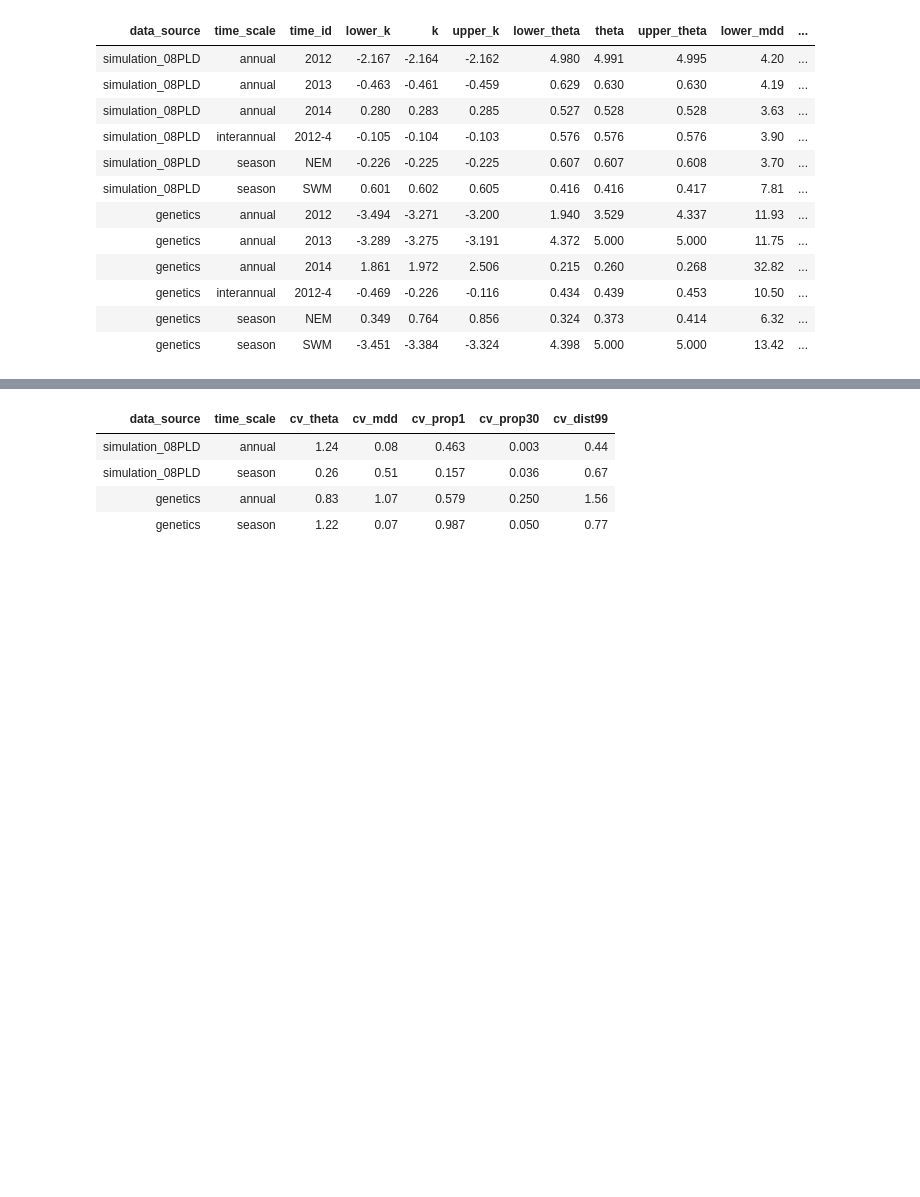
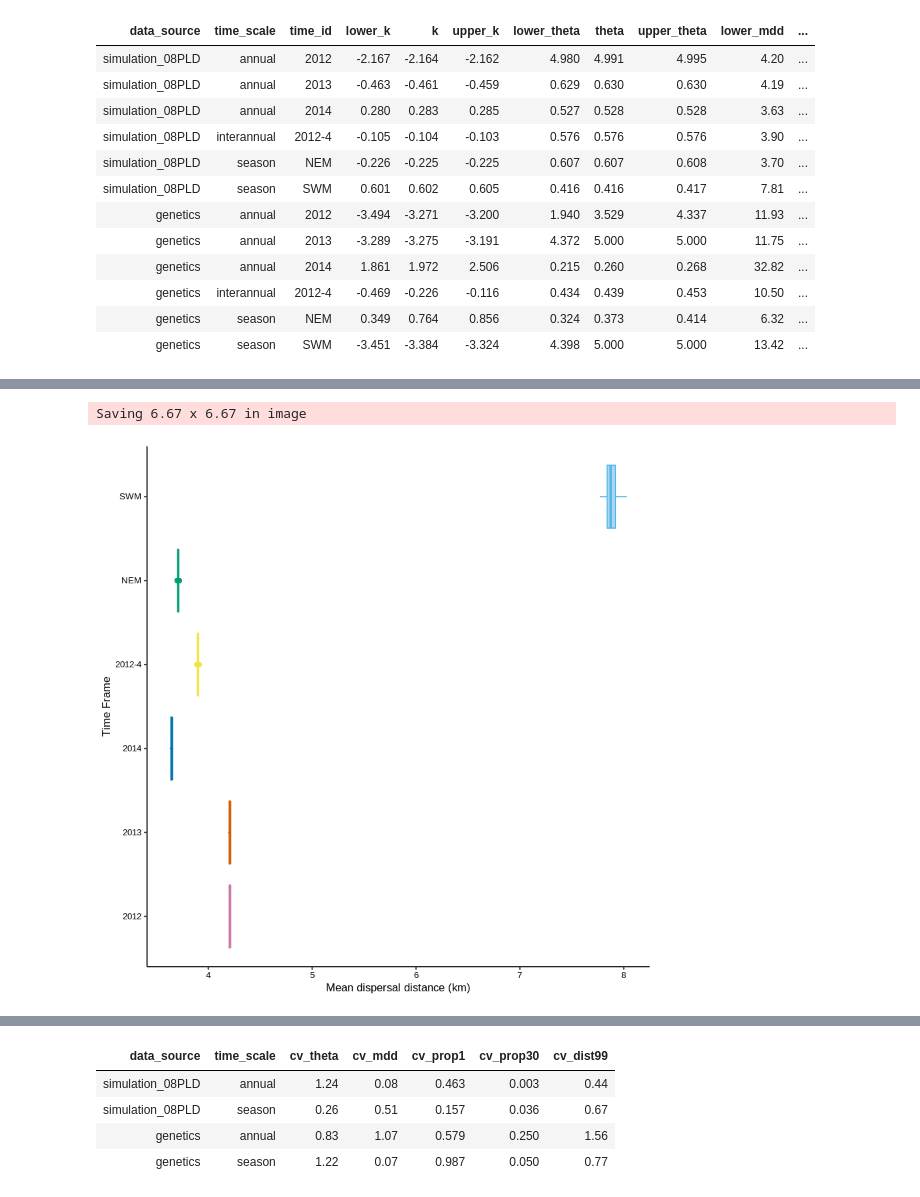
Before and after one commit to pinskylab/CamotesROMS, a Jupyter notebook: notebooks/process_ROMS_kernels.ipynb, the cells around one changed output, grey strips where cells are left out. Cells and saved outputs as stored; diff of their text form; code cells hidden in the pictures; blank space fills up the shorter version.

```diff
--- a/notebooks/process_ROMS_kernels.ipynb
+++ b/notebooks/process_ROMS_kernels.ipynb
@@ -402,0 +428,33 @@ KernelFittingSummary
+# %%
+#panel plot of the metrics of interest
+cbbPalette <- c("#000000", "#E69F00", "#56B4E9", "#009E73", "#F0E442", "#0072B2", "#D55E00", "#CC79A7")
+cbbPalette_rev <- rev(cbbPalette)
+GenPlusSimKernels95CISamp$time_id <- factor(GenPlusSimKernels95CISamp$time_id, levels=c("2012", "2013", "2014", "2012-4", "NEM", "SWM"))
+
+mdd_box <- ggplot() +
+    geom_boxplot(data=GenPlusSimKernels95CISamp[data_source=="simulation_08PLD"], aes(x=time_id, y=mdd, color=time_id, fill=time_id), alpha=0.5) +
+    #geom_point(data=KernelFittingSummary, aes(x=time_id, y=mdd), fill="black",color="darkgray", shape=21) +
+    coord_flip() +
+    #scale_x_continuous(limits = c(0, 100), expand=c(0,0)) +
+    #scale_y_continuous(limits = c(0, 83), expand = c(0,0))+
+    theme(panel.grid.major = element_blank(),
+    plot.margin=unit(c(0.2,0.2,0.2,0.2),"cm"),
+    panel.grid.minor = element_blank(),
+    panel.background = element_blank(), #,
+    axis.line = element_line(colour = "black")) +
+    xlab("Time Frame") +
+    ylab("Mean dispersal distance (km)") +
+    theme(axis.text.x = element_text(size=8, color="black", family="Helvetica"),#15 for publication, 20 for presentation #element_text(size=15, color="black", family="Helvetica"),
+    axis.text.y =  element_text(size=8, color="black", family="Helvetica"),
+    axis.title.y =  element_text(size=10, color="black", family="Helvetica"),
+    axis.title.x =  element_text(size=10, color="black", family="Helvetica"),
+    legend.position = "none") +
+    scale_colour_manual(values=cbbPalette_rev)+
+    scale_fill_manual(values=cbbPalette_rev)#+
+        #facet_wrap(~ data_source, ncol = 1, scales = "free")
+    #scale_y_continuous(breaks = 1:2000, labels = c(1:50,"break",1000:2000))
+mdd_box
+ggsave(filename="SimMDD.png", plot= mdd_box, path="~/oceanography/script_output/plots/" )
+# %% [output]
+Saving 6.67 x 6.67 in image
+[figure, added]
```
Also changed, not shown: parts of 8 cells of this notebook, 9 other files.
